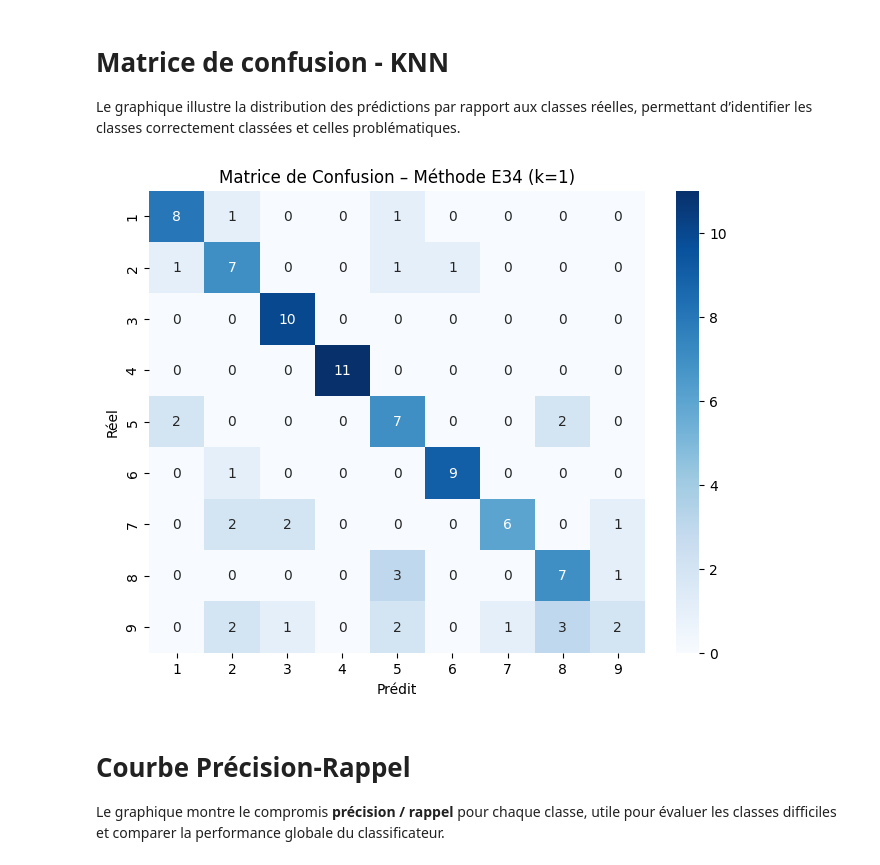
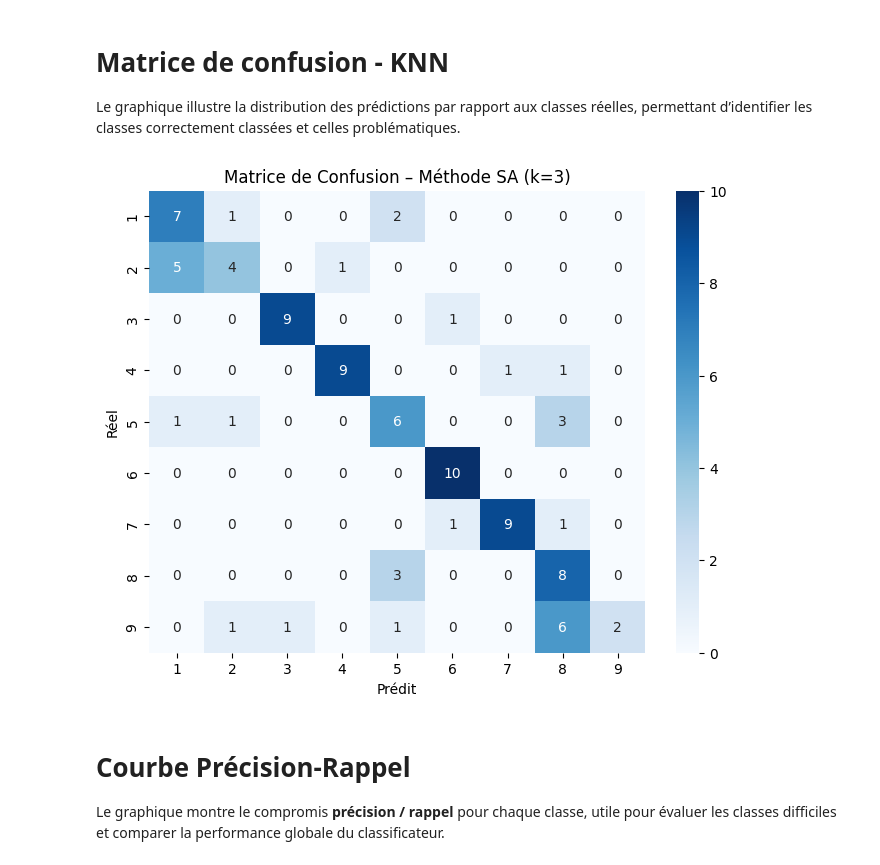
Before and after one commit to NicolasAdamczyk/ProjetRF, a Jupyter notebook: notebook.ipynb, the cells around one changed output. Cells and saved outputs as stored; diff of their text form; code cells hidden in the pictures.

```diff
--- a/notebook.ipynb
+++ b/notebook.ipynb
@@ -208,8 +209,8 @@ import seaborn as sns
 from sklearn.metrics import confusion_matrix, ConfusionMatrixDisplay
 from knn import predire_knn
 
-method = "E34"
-k = 1
+method = "SA"
+k = 3
 n_folds = 5
 classes_list = list(range(1, 10))  # classes 1 à 9
 
@@ -224,34 +225,34 @@ fold_size = len(indices) // n_folds
 y_true_all = []
 y_pred_all = []
 
 for i in range(n_folds):
     test_idx = indices[i*fold_size : (i+1)*fold_size]
     train_idx = np.setdiff1d(indices, test_idx)
 
     X_train = [X[j] for j in train_idx]
     y_train = [y[j] for j in train_idx]
     X_test  = [X[j] for j in test_idx]
     y_test  = [y[j] for j in test_idx]
 
     # Prédictions
     y_pred = [predire_knn(X_train, y_train, x, k) for x in X_test]
 
     # Stocker pour la matrice de confusion globale
     y_true_all.extend(y_test)
     y_pred_all.extend(y_pred)
 
 # ====================
 # MATRICE DE CONFUSION
 # ====================
 cm = confusion_matrix(y_true_all, y_pred_all, labels=classes_list)
 plt.figure(figsize=(8,6))
 sns.heatmap(cm, annot=True, fmt="d", cmap="Blues", xticklabels=classes_list, yticklabels=classes_list)
 plt.xlabel("Prédit")
 plt.ylabel("Réel")
 plt.title(f"Matrice de Confusion – Méthode {method} (k={k})")
 plt.show()
 # %% [output]
-[figure, old version]
+[figure, new version]
 # %% [markdown]
 # Courbe Précision-Rappel
 
```
Also changed, not shown: parts of 11 cells of this notebook, 1 other file.
